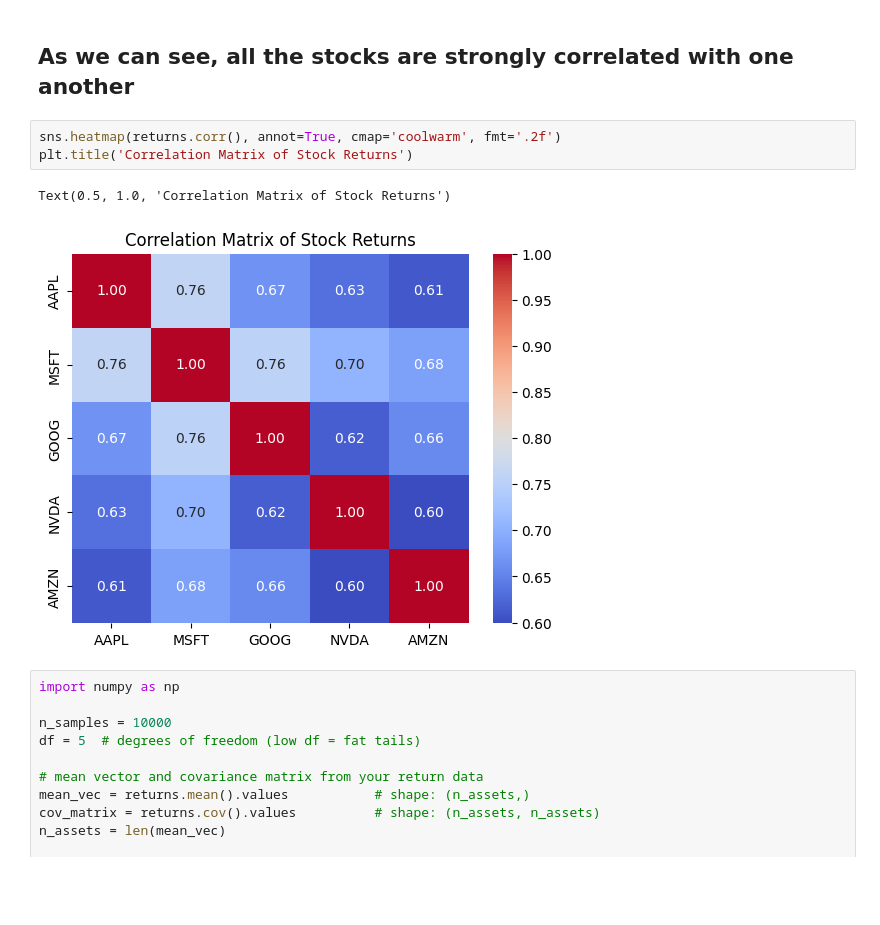
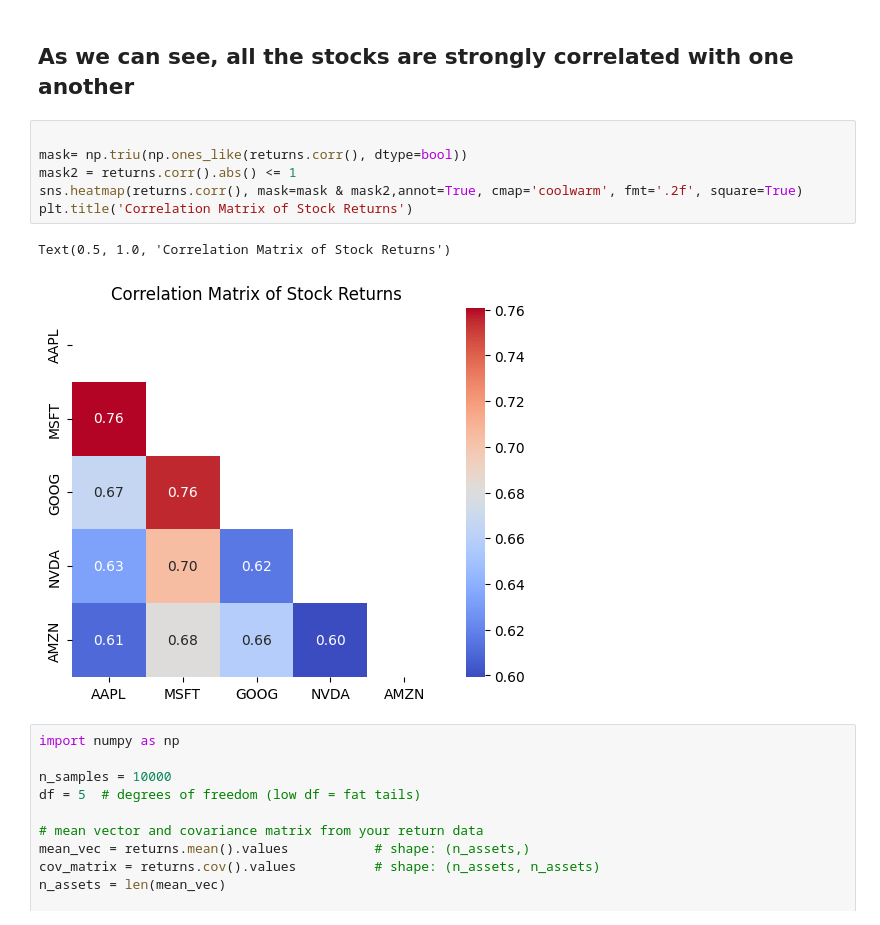
Before and after one commit to manipuppeteer/Finance-Projects, a Jupyter notebook: VaR.ipynb, the cells around one changed output. Cells and saved outputs as stored; diff of their text form; blank space fills up the shorter version.

Commit message:
corr matrix better

```diff
--- a/VaR.ipynb
+++ b/VaR.ipynb
@@ -252,11 +252,14 @@ Text(0.5, 1.02, 'Pairplot of Stock Returns')
 # %% [markdown]
 ## As we can see, all the stocks are strongly correlated with one another
 # %%
-sns.heatmap(returns.corr(), annot=True, cmap='coolwarm', fmt='.2f')
+
+mask= np.triu(np.ones_like(returns.corr(), dtype=bool))
+mask2 = returns.corr().abs() <= 1
+sns.heatmap(returns.corr(), mask=mask & mask2,annot=True, cmap='coolwarm', fmt='.2f', square=True)
 plt.title('Correlation Matrix of Stock Returns')
 # %% [output]
 Text(0.5, 1.0, 'Correlation Matrix of Stock Returns')
-[figure, old version]
+[figure, new version]
 # %%
 import numpy as np
 
```
Also changed, not shown: parts of 6 cells of this notebook.
